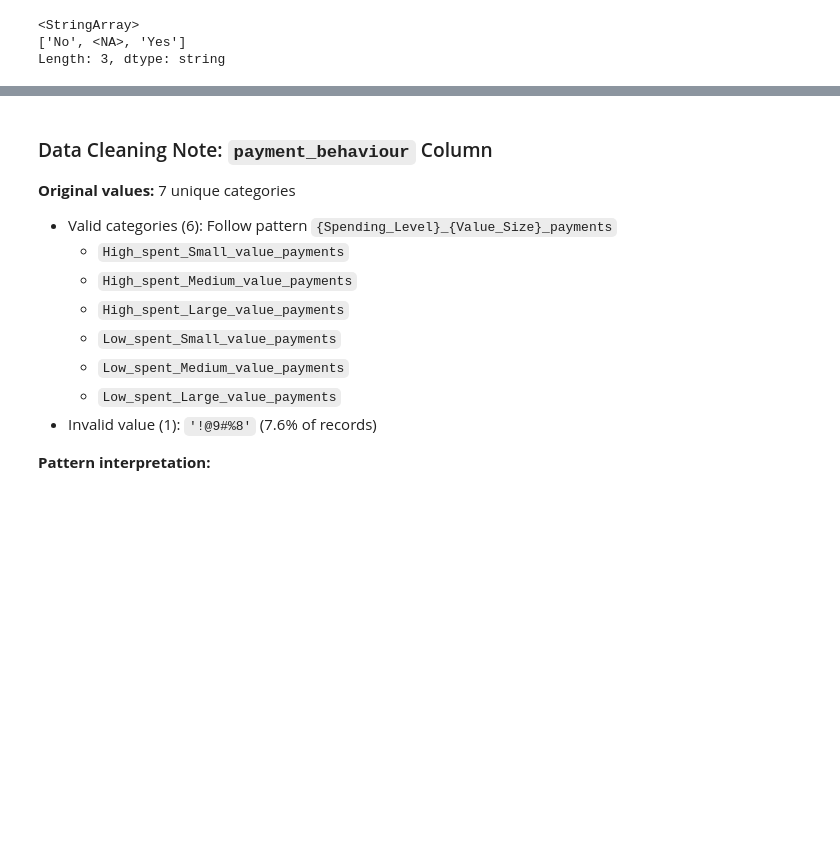
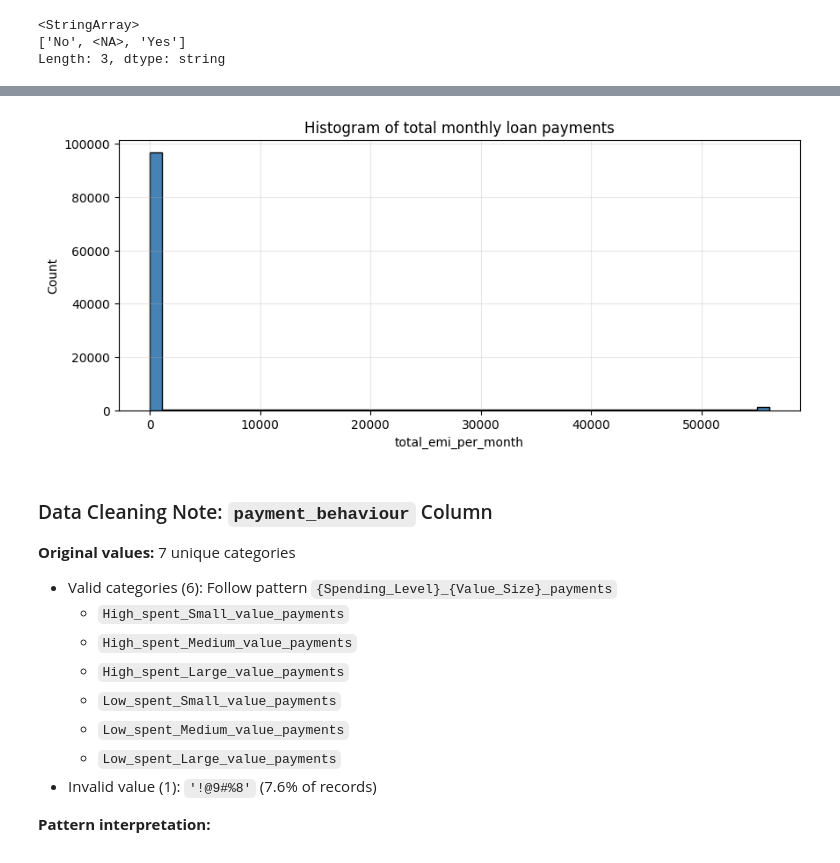
Before and after one commit to ArkadiyShuvaev/Customer-Risk-Prediction-from-Financial-Behavior, a Jupyter notebook: notebooks/prepare_dataset.ipynb, the cells around one changed output, grey strips where cells are left out. Cells and saved outputs as stored; diff of their text form; code cells hidden in the pictures; blank space fills up the shorter version.

```diff
--- a/notebooks/prepare_dataset.ipynb
+++ b/notebooks/prepare_dataset.ipynb
@@ -416,3 +524,7 @@ Length: 3, dtype: string
+# %%
+display_hist("total_emi_per_month", "Histogram of total monthly loan payments")
+# %% [output]
+[figure, added]
 # %% [markdown]
 ### Data Cleaning Note: `payment_behaviour` Column
 
```
Also changed, not shown: parts of 39 cells of this notebook.
